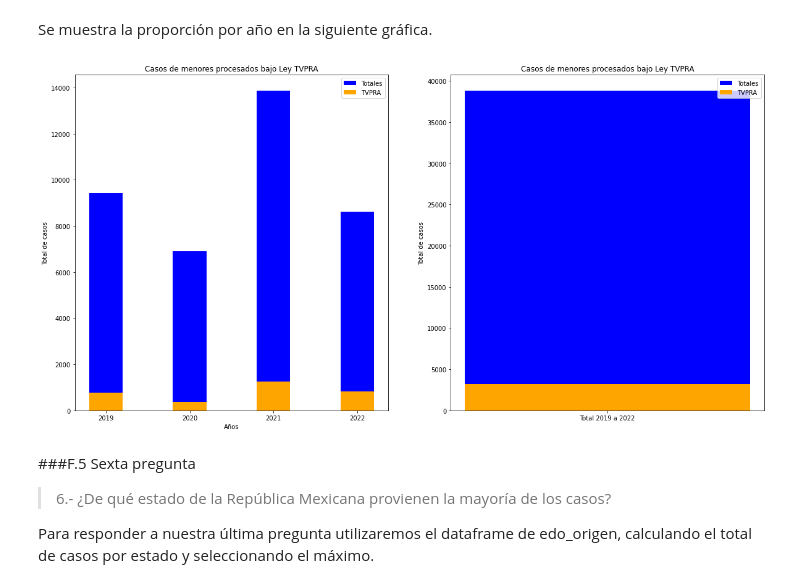
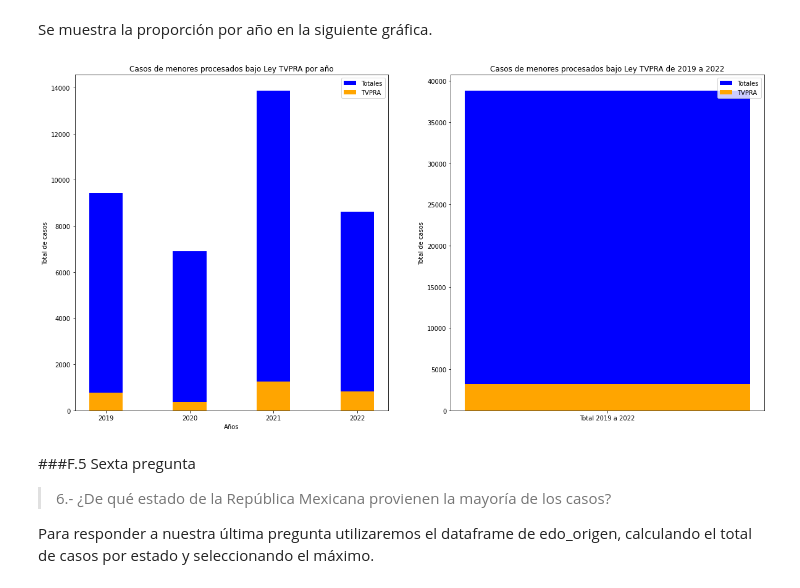
Before and after one commit to JuanMaLR/bedu-equipo4-dataScience-P-FP, a Jupyter notebook: FinalProject.ipynb, the cells around one changed output. Cells and saved outputs as stored; diff of their text form; code cells hidden in the pictures.

Commit message:
mapping

```diff
--- a/FinalProject.ipynb
+++ b/FinalProject.ipynb
@@ -1184,0 +1378,19 @@ No obstante, siendo nuestro .csv pequeño, y considerando que tenemos el context
+# %%
+#Para rango_edad_ceros
+
+rango_edad_ceros_mapping = {
+    "De 00 a 17 años": "00_a_17_años",
+    "De 18 a 25 años": "18_a_25_años",
+    "De 26 a 35 años": "26_a_35_años",
+    "De 36 a 45 años": "36_a_45_años",
+    "De 46 a 55 años": "46_a_55_años",
+    "De 56 a 65 años": "56_a_65_años",
+    "De 66 a 75 años": "66_a_75_años",
+    "Más de 75 años": "más_de_75_años",
+    "Se desconoce Edad": "desconocido",
+    "TOTAL": "total"
+}
+
+rango_edad_ceros = rango_edad_ceros.rename(index= rango_edad_ceros_mapping)
+
+rango_edad_ceros
@@ -1385,8 +1630,8 @@ casos_mig_1922 = casos_t.copy()
 casos_mig_1922.drop(columns=casos_mig_1922.loc[:,'2010':'2018'].columns, inplace=True)
 
 #Obtenemos el total los casos de menores procesados
-TVPRA = list(casos_mig_1922.loc['MENOR PROCESADO BAJO LEY TVPRA',]) # por año
-TVPRA_total = casos_mig_1922.loc['MENOR PROCESADO BAJO LEY TVPRA'].sum() # de 2019 a 2022
+TVPRA = list(casos_mig_1922.loc['menor_procesado_bajo_ley_tvpra',]) # por año
+TVPRA_total = casos_mig_1922.loc['menor_procesado_bajo_ley_tvpra'].sum() # de 2019 a 2022
 # %%
 TVPRA_total
 # %% [output]
@@ -1409,26 +1654,26 @@ Se muestra la proporción por año en la siguiente gráfica.
 # %%
 fig2 = plt.figure(figsize=(20,10))
 fig2.tight_layout()
 
 plt.subplot(121)
-plt.title('Casos de menores procesados bajo Ley TVPRA')
+plt.title('Casos de menores procesados bajo Ley TVPRA por año')
 plt.bar(casos_mig_1922.columns, menores_ann, color ='blue', width = 0.4)
 plt.bar(casos_mig_1922.columns, TVPRA, color ='orange', width = 0.4)
 plt.xlabel("Años")
 plt.legend(["Totales","TVPRA"])
 plt.ylabel("Total de casos")
 
 plt.subplot(122)
-plt.title('Casos de menores procesados bajo Ley TVPRA')
+plt.title('Casos de menores procesados bajo Ley TVPRA de 2019 a 2022')
 plt.bar('Total 2019 a 2022', menores_total, color ='blue', width = 0.2)
 plt.bar('Total 2019 a 2022', TVPRA_total, color ='orange', width = 0.2)
 #plt.xlabel("Años")
 plt.legend(["Totales","TVPRA"])
 plt.ylabel("Total de casos")
 
 plt.show()
 # %% [output]
-[figure, old version]
+[figure, new version]
 # %% [markdown]
 ###F.5 Sexta pregunta
 
```
Also changed, not shown: parts of 19 cells of this notebook.
